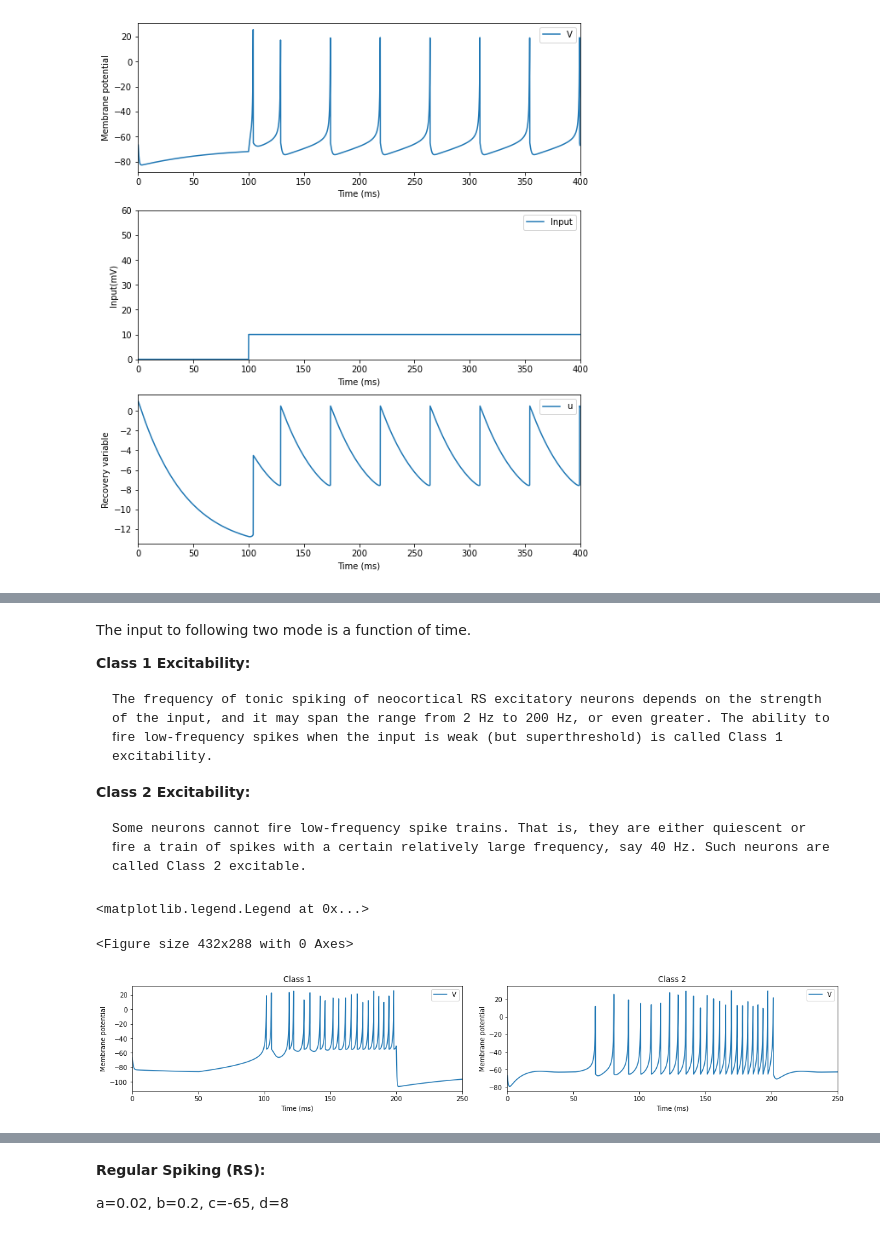
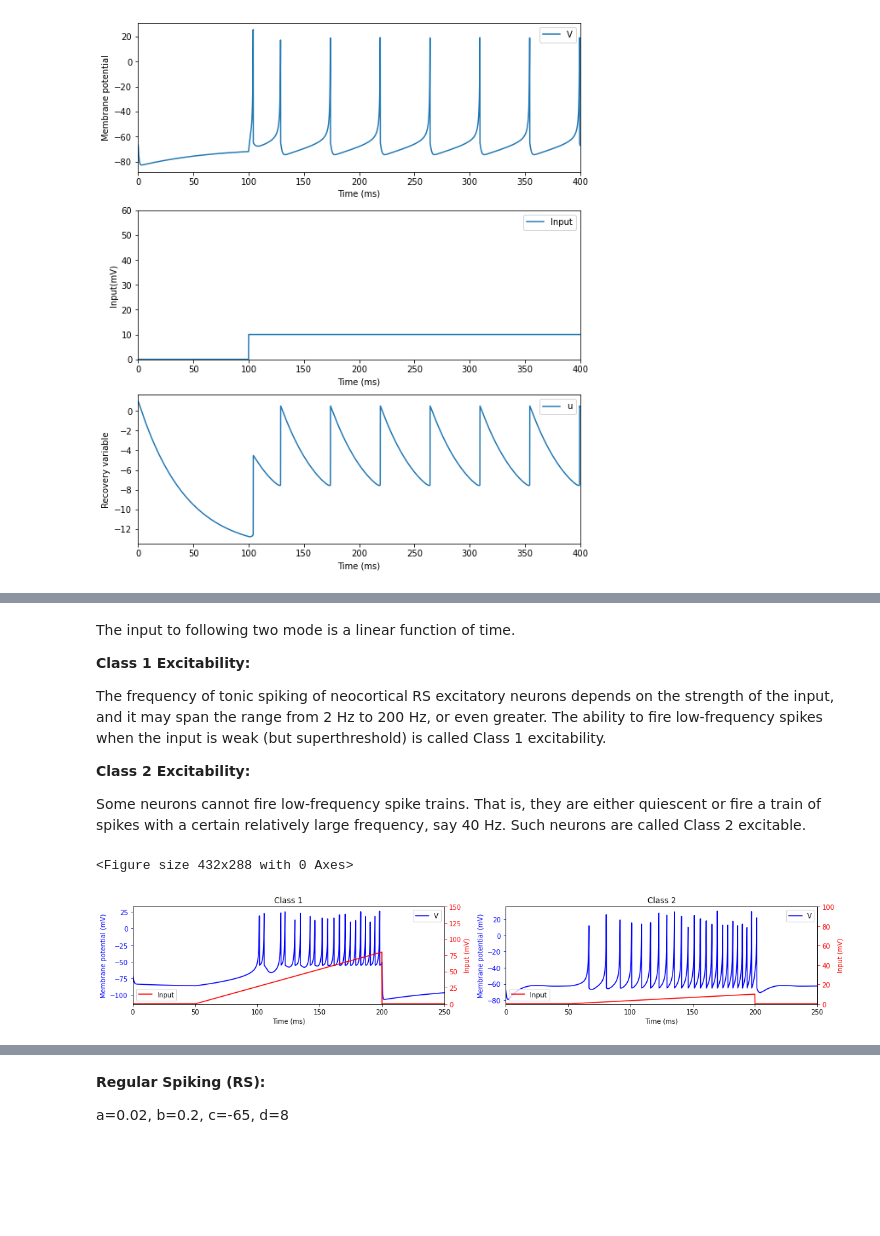
Before and after one commit to Gracewx/BrainPy-Models, a Jupyter notebook: docs/neurons/Izhikevich_model.ipynb, the cells around one changed output, grey strips where cells are left out. Cells and saved outputs as stored; diff of their text form; code cells hidden in the pictures; blank space fills up the shorter version.

```diff
--- a/docs/neurons/Izhikevich_model.ipynb
+++ b/docs/neurons/Izhikevich_model.ipynb
@@ -527,49 +467,70 @@ if __name__ == '__main__':
 # %% [markdown]
-The input to following two mode is a function of time.
+The input to following two mode is a linear function of time.
 
 **Class 1 Excitability:**
 
-    The frequency of tonic spiking of neocortical RS excitatory neurons depends on the strength of the input, and it may span the range from 2 Hz to 200 Hz, or even greater. The ability to ﬁre low-frequency spikes when the input is weak (but superthreshold) is called Class 1 excitability.
+The frequency of tonic spiking of neocortical RS excitatory neurons depends on the strength of the input, and it may span the range from 2 Hz to 200 Hz, or even greater. The ability to ﬁre low-frequency spikes when the input is weak (but superthreshold) is called Class 1 excitability.
 
 **Class 2 Excitability:**
 
-    Some neurons cannot ﬁre low-frequency spike trains. That is, they are either quiescent or ﬁre a train of spikes with a certain relatively large frequency, say 40 Hz. Such neurons are called Class 2 excitable.
+Some neurons cannot ﬁre low-frequency spike trains. That is, they are either quiescent or ﬁre a train of spikes with a certain relatively large frequency, say 40 Hz. Such neurons are called Class 2 excitable.
 # %%
     plt.figure()
-    fig, gs = nb.visualize.get_figure(1, 2, 3, 8)
+    fig, axs = plt.subplots(1,2,figsize=(16, 3))
 
     #Class 1
-    neu = nb.NeuGroup(Izhikevich, geometry=(1,), pars_update=dict(noise=0.,mode='Class 1'), monitors=['V', 'u'])
-    net = nb.Network(neu)
-    current2 = nb.inputs.ramp_current(0, 80, 150, 0, 150)
+    Izhikevich = define_Izhikevich(mode ='Class 1')
+    neu = bp.NeuGroup(Izhikevich,10, monitors=['V', 'u'])
+    neu.pars['noise'] = 0.
+    current2 = bp.inputs.ramp_current(0, 80, 150, 0, 150)
     current1 = np.zeros(int(np.ceil(50/0.1)))
-    current = np.r_[current1, current2,current1]
-    net.run(duration=250., inputs=[neu, 'inp', current], report=False)
+    current = np.concatenate((current1, current2,current1),axis = 0)
+    neu.run(duration=250., inputs=['inp', current], report=False)
 
-    fig.add_subplot(gs[0,0])
-    plt.plot(net.ts, neu.mon.V[:, 0], label='V')
-    plt.ylabel('Membrane potential')
-    plt.xlim(-0.1, net._run_time + 0.1)
-    plt.xlabel('Time (ms)')
+    ax1=fig.add_subplot(axs[0])
+    ax2=fig.add_subplot(axs[0])
     plt.title('Class 1')
-    plt.legend()
+    ax1.plot(neu.mon.ts, neu.mon.V[:, 0], 'b',label='V')
+    ax1.set_xlabel('Time (ms)')
+    ax1.set_ylabel('Membrane potential (mV)', color='b')
+    ax1.set_xlim(-0.1, 250.1)
+    ax1.tick_params('y', colors='b')
+    ax2 = ax1.twinx()
+    ax2.plot(neu.mon.ts,current, 'r', label='Input')
+    ax2.set_xlabel('Time (ms)')
+    ax2.set_ylabel('Input (mV)', color='r')
+    ax2.set_ylim(0,150)
+    ax2.tick_params('y', colors='r')
+    ax1.legend(loc=1)
+    ax2.legend(loc=3)
+    fig.tight_layout()
 
     #Class 2
-    neu = nb.NeuGroup(Izhikevich, geometry=(1,), pars_update=dict(noise=0.,mode='Class 2'), monitors=['V', 'u'])
-    net = nb.Network(neu)
-    current2 = nb.inputs.ramp_current(0, 10, 150, 0, 150)
+    Izhikevich = define_Izhikevich(mode ='Class 2')
+    neu = bp.NeuGroup(Izhikevich,10, monitors=['V', 'u'])
+    neu.pars['noise'] = 0.
+    current2 = bp.inputs.ramp_current(0, 10, 150, 0, 150)
     current1 = np.zeros(int(np.ceil(50/0.1)))
-    current = np.r_[current1, current2,current1]
-    net.run(duration=250., inputs=[neu, 'inp', current], report=False)
+    current =  np.concatenate((current1, current2,current1),axis = 0)
+    neu.run(duration=250., inputs=['inp', current], report=False)
 
-    fig.add_subplot(gs[0, 1])
-    plt.plot(net.ts, neu.mon.V[:, 0], label='V')
-    plt.ylabel('Membrane potential')
-    plt.xlim(-0.1, net._run_time + 0.1)
-    plt.xlabel('Time (ms)')
+    ax1=fig.add_subplot(axs[1])
+    ax2=fig.add_subplot(axs[1])
     plt.title('Class 2')
-    plt.legend()
+    ax1.plot(neu.mon.ts, neu.mon.V[:, 0], 'b',label='V')
+    ax1.set_xlabel('Time (ms)')
+    ax1.set_ylabel('Membrane potential (mV)', color='b')
+    ax1.set_xlim(-0.1, 250.1)
+    ax1.tick_params('y', colors='b')
+    ax2 = ax1.twinx()
+    ax2.plot(neu.mon.ts,current, 'r', label='Input')
+    ax2.set_xlabel('Time (ms)')
+    ax2.set_ylabel('Input (mV)', color='r')
+    ax2.set_ylim(0,100)
+    ax2.tick_params('y', colors='r')
+    ax1.legend(loc=1)
+    ax2.legend(loc=3)
+    fig.tight_layout()
 # %% [output]
-<matplotlib.legend.Legend at 0x...>
+<Figure size 432x288 with 0 Axes>
-<Figure size 432x288 with 0 Axes>
-[figure, old version]
+[figure, new version]
```
Also changed, not shown: parts of 22 cells of this notebook.
